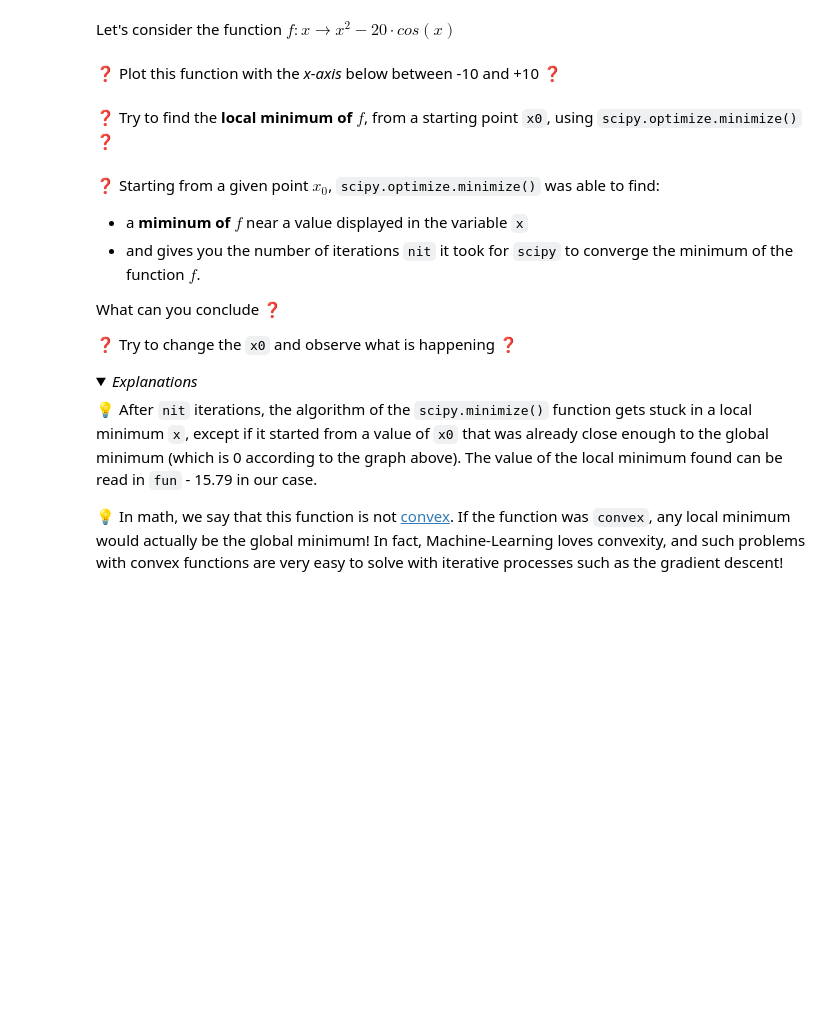
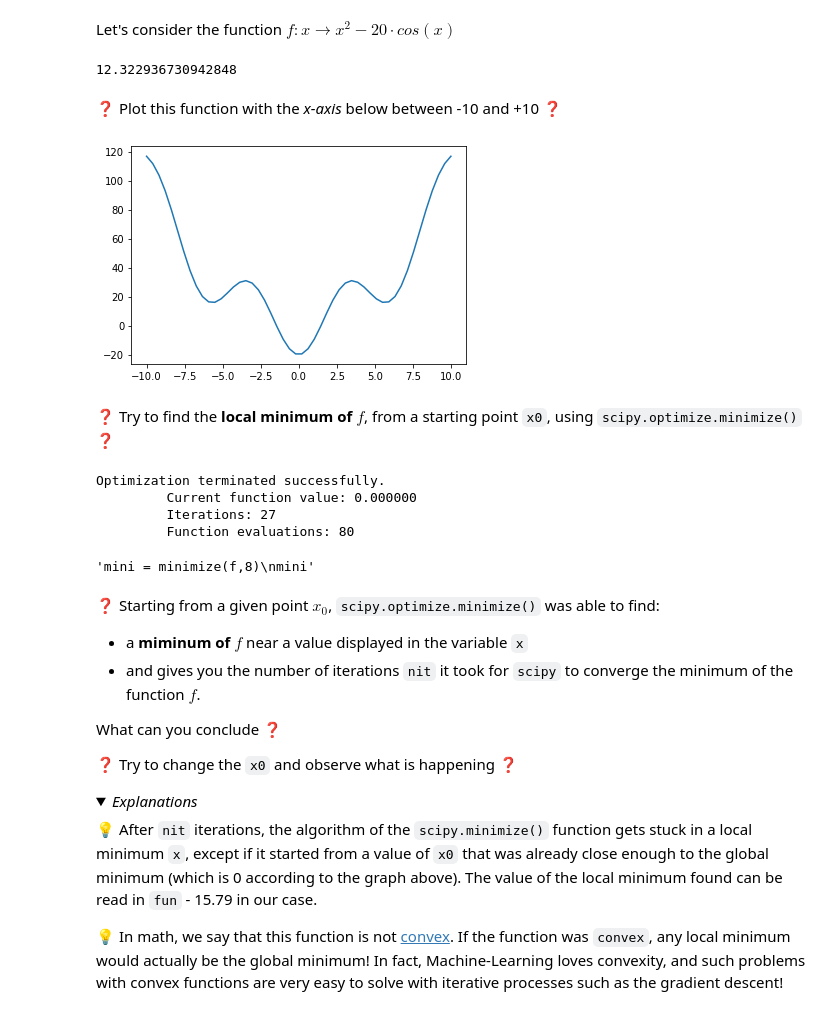
Before and after one commit to LakhbirSin/Brief-5, a Jupyter notebook: 03-scipy.ipynb, the cells around one changed output. Saved outputs shown, nothing was run; the diff lists cells and outputs as text; code cells hidden in the pictures; folded sections open; blank space fills up the shorter version.

Commit message:
minimize

```diff
--- a/03-scipy.ipynb
+++ b/03-scipy.ipynb
@@ -31,5 +31,11 @@ Let's consider the function $ f : x \rightarrow x^2 - 20 \cdot  cos(x) $
 # %%
 # YOUR CODE
 #def f(x):
+
+def f(x):
+    return x**2 - 20*np.cos(x)
+f(2)
+# %% [output]
+12.322936730942848
 # %% [markdown]
 ❓ Plot this function with the *x-axis* below between -10 and +10 ❓
@@ -38,7 +42,24 @@ Let's consider the function $ f : x \rightarrow x^2 - 20 \cdot  cos(x) $
+# %%
+# YOUR CODE
+import matplotlib.pyplot as plt
+axis = np.linspace(-10, 10)
+plt.plot(axis, f(axis))
+plt.show()
+# %% [output]
+[figure, added]
 # %% [markdown]
 ❓ Try to find the **local minimum of $f$**, from a starting point `x0`, using `scipy.optimize.minimize()` ❓
 # %%
 # YOUR CODE
+
+""""""mini = minimize(f,8)
+mini""""""
+# %% [output]
+Optimization terminated successfully.
+         Current function value: 0.000000
+         Iterations: 27
+         Function evaluations: 80
+'mini = minimize(f,8)\nmini'
 # %% [markdown]
 ❓ Starting from a given point $ x_0 $, `scipy.optimize.minimize()` was able to find:
 * a **miminum of $f$** near a value displayed in the variable `x`
```
Also changed, not shown: parts of 1 cell of this notebook.
